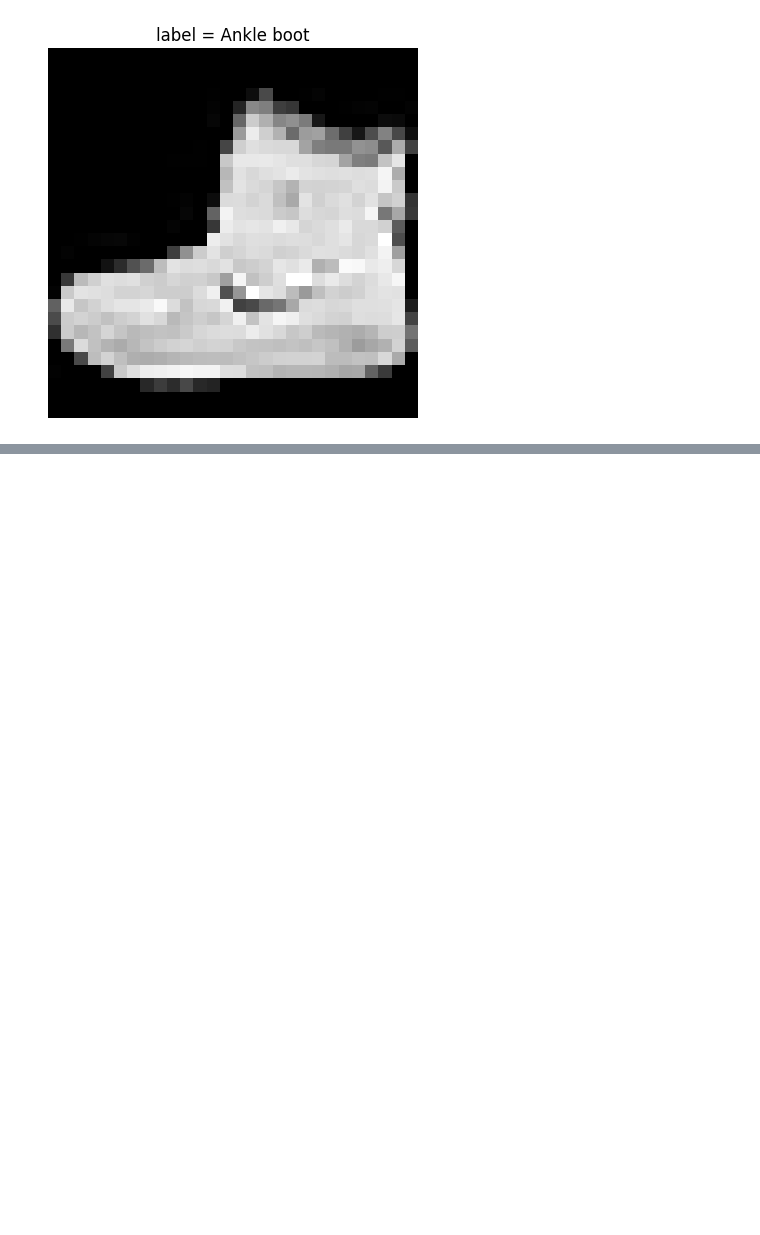
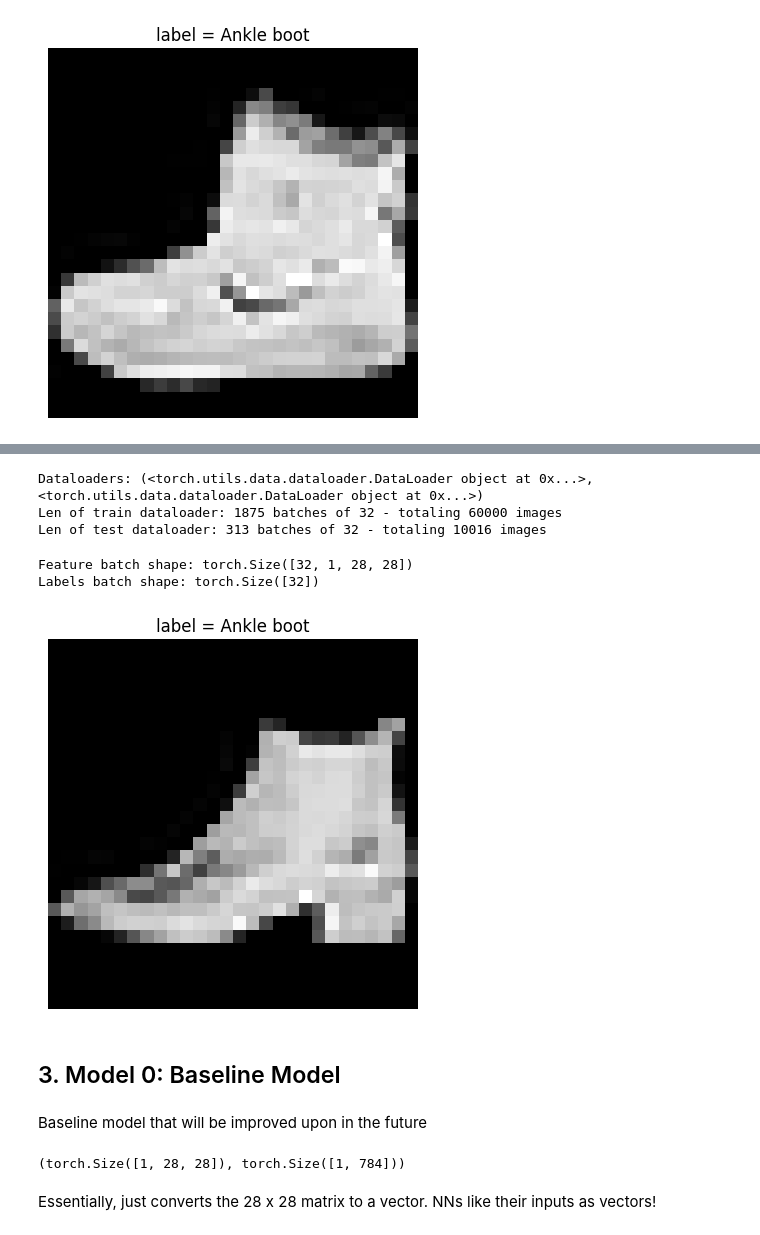
Before and after one commit to Maniacravi/pytorch-deep-learning, a Jupyter notebook: 03_pytorch_computer_vision_mani.ipynb, the cells around one changed output, grey strips where cells are left out. Cells and saved outputs as stored; diff of their text form; code cells hidden in the pictures; blank space fills up the shorter version.

```diff
--- a/03_pytorch_computer_vision_mani.ipynb
+++ b/03_pytorch_computer_vision_mani.ipynb
@@ -185,0 +237,53 @@ plt.show()
+# %%
+from torch.utils.data import DataLoader
+
+train_dataloader = DataLoader(train_data, batch_size=32, shuffle=True)
+test_dataloader = DataLoader(test_data, batch_size=32, shuffle=False) # Don't necessarily have to shuffle the test dataset
+
+# Let's check teh data out
+print(f"Dataloaders: {train_dataloader, test_dataloader}")
+print(f'Len of train dataloader: {len(train_dataloader)} batches of 32 - totaling {len(train_dataloader) * 32} images')
+print(f'Len of test dataloader: {len(test_dataloader)} batches of 32 - totaling {len(test_dataloader) * 32} images')
+# %% [output]
+Dataloaders: (<torch.utils.data.dataloader.DataLoader object at 0x...>, <torch.utils.data.dataloader.DataLoader object at 0x...>)
+Len of train dataloader: 1875 batches of 32 - totaling 60000 images
+Len of test dataloader: 313 batches of 32 - totaling 10016 images
+# %%
+# Checkout what's inside a dataloader
+
+train_features_batch, train_labels_batch = next(iter(train_dataloader))
+print(f'Feature batch shape: {train_features_batch.size()}')
+print(f'Labels batch shape: {train_labels_batch.size()}')
+# %% [output]
+Feature batch shape: torch.Size([32, 1, 28, 28])
+Labels batch shape: torch.Size([32])
+# %%
+# Show a sample
+
+# torch.manual_seed(42)
+random_idx = torch.randint(0, len(train_labels_batch), size=[1]).item()
+
+img, label = train_features_batch[random_idx], train_labels_batch[random_idx]
+plt.imshow(img.squeeze(), cmap='gray')
+plt.title(f'label = {class_names[label]}')
+plt.axis(False)
+plt.show()
+# %% [output]
+[figure, added]
+# %% [markdown]
+## 3. Model 0: Baseline Model
+# %% [markdown]
+Baseline model that will be improved upon in the future
+# %%
+# creating a flatten layer
+
+flatten_model = nn.Flatten() # Any nn.Module can be used as a model on their own
+
+x = train_features_batch[0]
+
+output = flatten_model(x)
+x.shape, output.shape
+# %% [output]
+(torch.Size([1, 28, 28]), torch.Size([1, 784]))
+# %% [markdown]
+Essentially, just converts the 28 x 28 matrix to a vector. NNs like their inputs as vectors!
```
Also changed, not shown: parts of 36 cells of this notebook.
